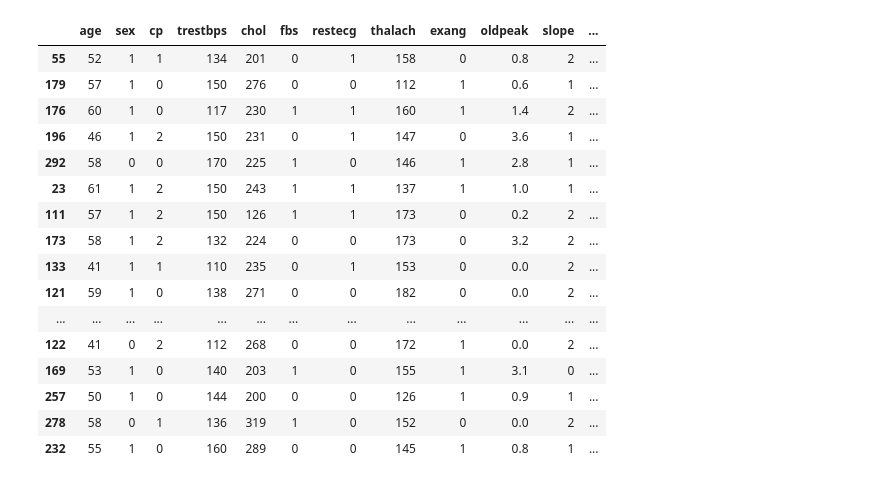
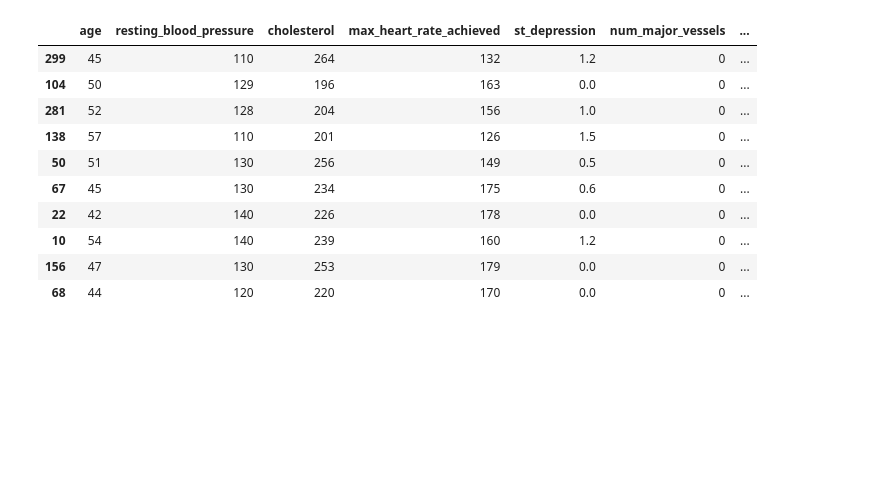
Before and after one commit to kartista88/Data-Mining, a Jupyter notebook: progetto_heart-diseases/script_ale.ipynb, the cells around one changed output. Cells and saved outputs as stored; diff of their text form; code cells hidden in the pictures; blank space fills up the shorter version.

```diff
--- a/progetto_heart-diseases/script_ale.ipynb
+++ b/progetto_heart-diseases/script_ale.ipynb
@@ -17,0 +30,8 @@ ds.tail()
+# %%
+## Read dataset
+csv = 'heart.csv'
+ds = pd.read_csv(csv)
+
+# Columns rename
+ds.columns = ['age', 'sex', 'chest_pain_type', 'resting_blood_pressure', 'cholesterol', 'fasting_blood_sugar', 'rest_ecg', 'max_heart_rate_achieved',
+       'exercise_induced_angina', 'st_depression', 'st_slope', 'num_major_vessels', 'thalassemia', 'target']
@@ -18,20 +148,14 @@ ds.tail()
 # %%
-ds.sample(frac=0.1)
+ds.sample(10)
 # %% [output]
-|  | age | sex | cp | trestbps | chol | fbs | restecg | thalach | exang | oldpeak | slope | ... |
-| 55 | 52 | 1 | 1 | 134 | 201 | 0 | 1 | 158 | 0 | 0.8 | 2 | ... |
-| 179 | 57 | 1 | 0 | 150 | 276 | 0 | 0 | 112 | 1 | 0.6 | 1 | ... |
-| 176 | 60 | 1 | 0 | 117 | 230 | 1 | 1 | 160 | 1 | 1.4 | 2 | ... |
-| 196 | 46 | 1 | 2 | 150 | 231 | 0 | 1 | 147 | 0 | 3.6 | 1 | ... |
-| 292 | 58 | 0 | 0 | 170 | 225 | 1 | 0 | 146 | 1 | 2.8 | 1 | ... |
-| 23 | 61 | 1 | 2 | 150 | 243 | 1 | 1 | 137 | 1 | 1.0 | 1 | ... |
-| 111 | 57 | 1 | 2 | 150 | 126 | 1 | 1 | 173 | 0 | 0.2 | 2 | ... |
-| 173 | 58 | 1 | 2 | 132 | 224 | 0 | 0 | 173 | 0 | 3.2 | 2 | ... |
-| 133 | 41 | 1 | 1 | 110 | 235 | 0 | 1 | 153 | 0 | 0.0 | 2 | ... |
-| 121 | 59 | 1 | 0 | 138 | 271 | 0 | 0 | 182 | 0 | 0.0 | 2 | ... |
-| ... | ... | ... | ... | ... | ... | ... | ... | ... | ... | ... | ... | ... |
-| 122 | 41 | 0 | 2 | 112 | 268 | 0 | 0 | 172 | 1 | 0.0 | 2 | ... |
-| 169 | 53 | 1 | 0 | 140 | 203 | 1 | 0 | 155 | 1 | 3.1 | 0 | ... |
-| 257 | 50 | 1 | 0 | 144 | 200 | 0 | 0 | 126 | 1 | 0.9 | 1 | ... |
-| 278 | 58 | 0 | 1 | 136 | 319 | 1 | 0 | 152 | 0 | 0.0 | 2 | ... |
-| 232 | 55 | 1 | 0 | 160 | 289 | 0 | 0 | 145 | 1 | 0.8 | 1 | ... |
+|  | age | resting_blood_pressure | cholesterol | max_heart_rate_achieved | st_depression | num_major_vessels | ... |
+| 299 | 45 | 110 | 264 | 132 | 1.2 | 0 | ... |
+| 104 | 50 | 129 | 196 | 163 | 0.0 | 0 | ... |
+| 281 | 52 | 128 | 204 | 156 | 1.0 | 0 | ... |
+| 138 | 57 | 110 | 201 | 126 | 1.5 | 0 | ... |
+| 50 | 51 | 130 | 256 | 149 | 0.5 | 0 | ... |
+| 67 | 45 | 130 | 234 | 175 | 0.6 | 0 | ... |
+| 22 | 42 | 140 | 226 | 178 | 0.0 | 0 | ... |
+| 10 | 54 | 140 | 239 | 160 | 1.2 | 0 | ... |
+| 156 | 47 | 130 | 253 | 179 | 0.0 | 0 | ... |
+| 68 | 44 | 120 | 220 | 170 | 0.0 | 0 | ... |
```
Also changed, not shown: parts of 18 cells of this notebook.
